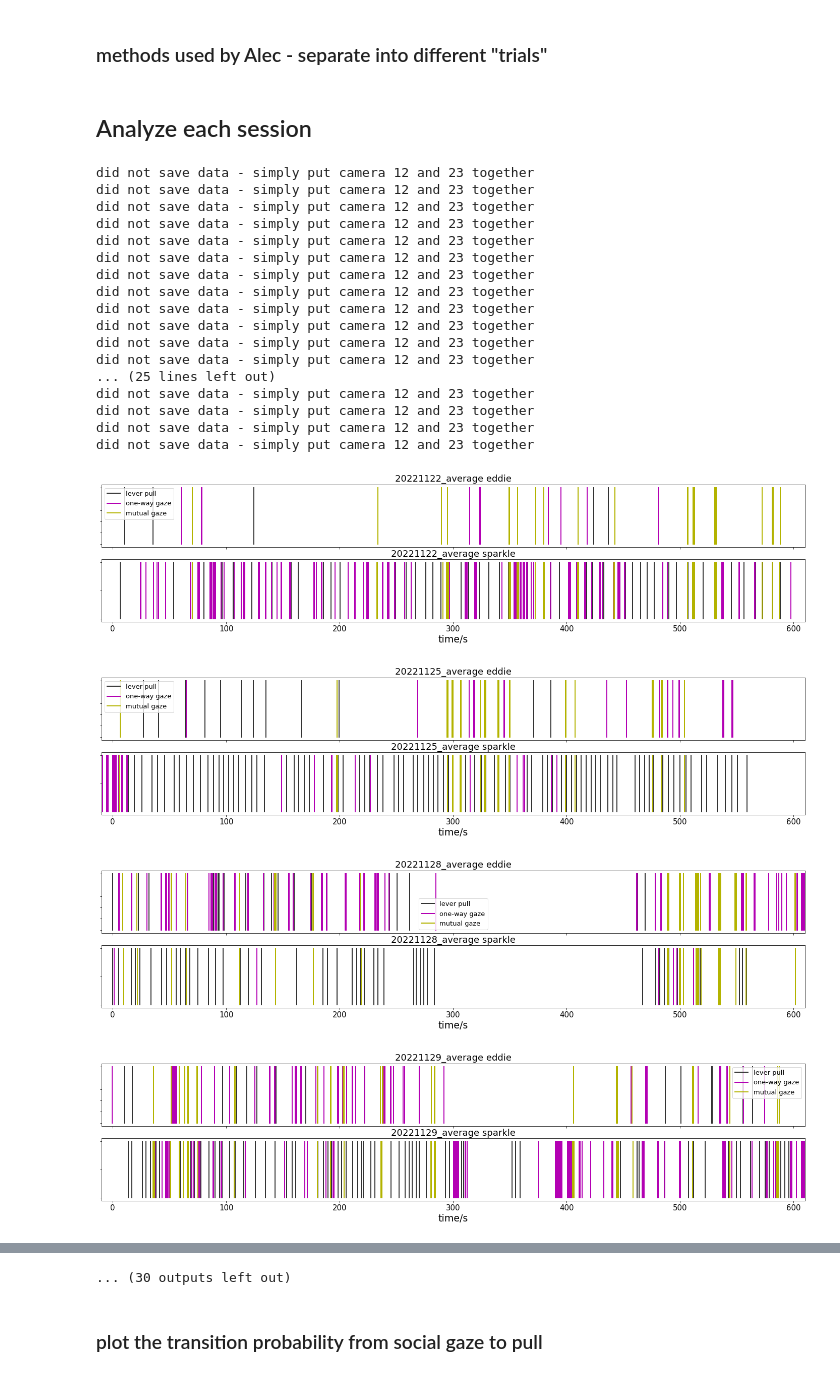
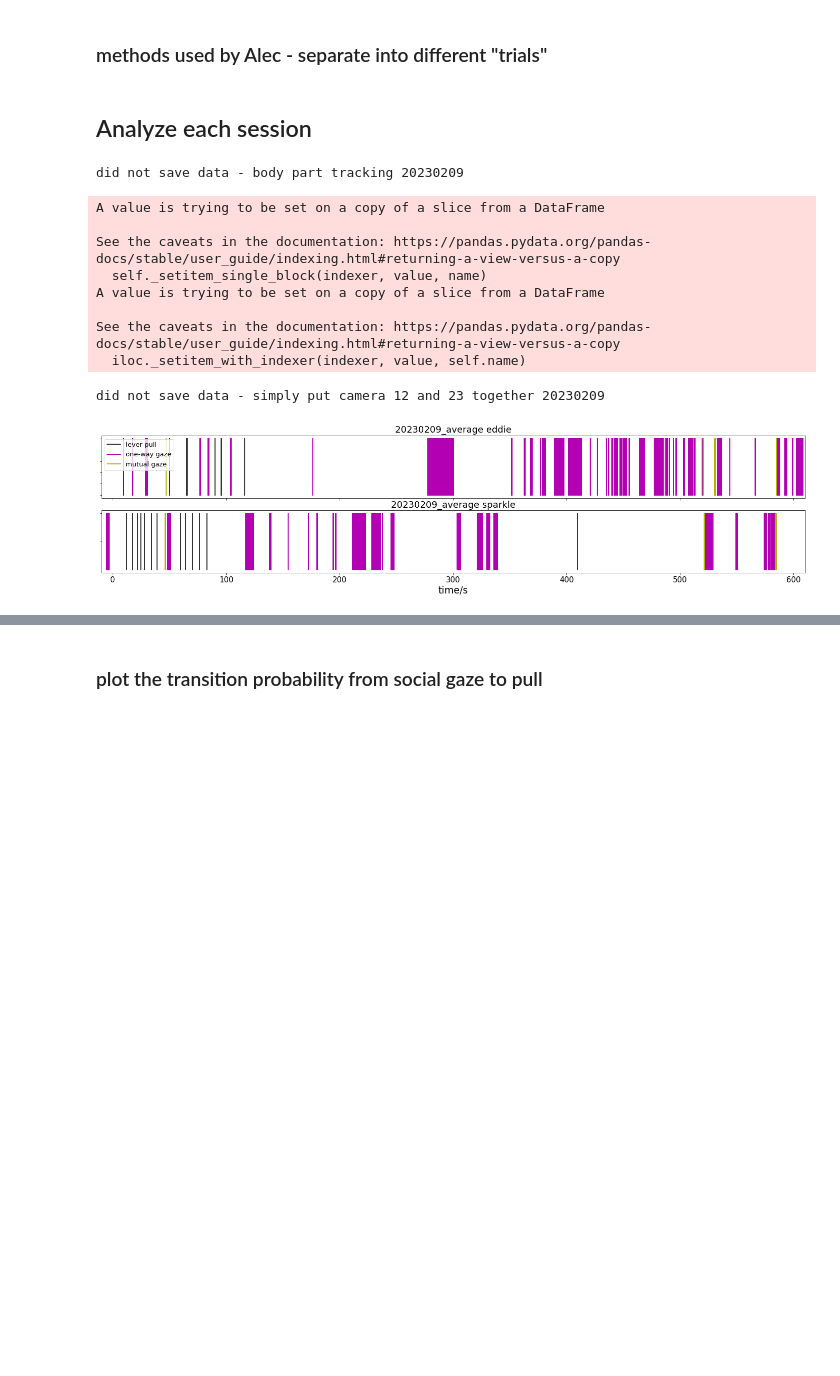
Before and after one commit to wilburshi/following_up_analysis, a Jupyter notebook: 3d_recontruction_analysis_self_and_coop_task/DBN_and_bhv_3d_ana_allsession_self_and_coop_task.ipynb, the cells around one changed output, grey strips where cells are left out. Drawn from its saved outputs; the diff is of its cells as text; code cells hidden in the pictures; blank space fills up the shorter version.

Commit message:
rebuild the code for 3d tracking analysis

```diff
--- a/3d_recontruction_analysis_self_and_coop_task/DBN_and_bhv_3d_ana_allsession_self_and_coop_task.ipynb
+++ b/3d_recontruction_analysis_self_and_coop_task/DBN_and_bhv_3d_ana_allsession_self_and_coop_task.ipynb
@@ -63,8 +63,9 @@ from ana_functions.train_DBN_alec import train_DBN_alec_eachtrial
 # gaze angle threshold
 # angle_thres = np.pi/36 # 5 degree
 # angle_thres = np.pi/18 # 10 degree
-angle_thres = np.pi/4 # 45 degree
-angle_thres_name = '45'
+# angle_thres = np.pi/4 # 45 degree
+angle_thres = np.pi/6 # 30 degree
+angle_thres_name = '30'
 
 merge_campairs = ['_average'] # "": merge the two pairs (at the level of frames);
                               # "_pair12(23)": use camera pair 1 and 2 (2 and 3)
@@ -107,7 +108,7 @@ if 0:
                   "20230303","20230307","20230314","20230315","20230316","20230317"
                ]
 #
-# dates_list = ["20230209"]
+dates_list = ["20230209"]
 
 ndates = np.shape(dates_list)[0]
 
@@ -158,7 +159,7 @@ if 0:
                             34.00, 25.50, 25.50, 31.50, 28.00, 30.50
                           ] # in second
 #
-# session_start_times = [0.00] # in second
+session_start_times = [8.50] # in second
 session_start_frames = session_start_times * fps # fps is 30Hz
 
 
@@ -227,8 +228,8 @@ except:
         session_start_time = session_start_times[idate]
 
         # folder path
-        camera12_analyzed_path = "/ysm-gpfs/pi/jadi/VideoTracker_SocialInter/test_video_cooperative_task_3d/"+date_tgt+"_"+animal1_filename+"_"+animal2_filename+"_camera12/"
-        camera23_analyzed_path = "/ysm-gpfs/pi/jadi/VideoTracker_SocialInter/test_video_cooperative_task_3d/"+date_tgt+"_"+animal1_filename+"_"+animal2_filename+"_camera23/"
+        camera12_analyzed_path = "/gpfs/gibbs/pi/jadi/VideoTracker_SocialInter/test_video_cooperative_task_3d/"+date_tgt+"_"+animal1_filename+"_"+animal2_filename+"_camera12/"
+        camera23_analyzed_path = "/gpfs/gibbs/pi/jadi/VideoTracker_SocialInter/test_video_cooperative_task_3d/"+date_tgt+"_"+animal1_filename+"_"+animal2_filename+"_camera23/"
 
 
         for imergepair in np.arange(0,np.shape(merge_campairs)[0],1):
@@ -237,6 +238,7 @@ except:
 
             # load camera tracking results
             try:
+                dummy
                 if reanalyze_video:
                     print("re-analyze the data ",date_tgt)
                     dummy
@@ -259,6 +261,9 @@ except:
                 body_part_locs_camera23 = body_part_locs_eachpair(camera23_h5_data)
                 with open(camera23_analyzed_path + 'body_part_locs_camera23.pkl', 'wb') as f:
                     pickle.dump(body_part_locs_camera23, f)
+
+
+            min_length = min_length = np.min([list(body_part_locs_camera23.values())[0].shape[0],list(body_part_locs_camera12.values())[0].shape[0]])
 
             # load behavioral results
             try:
@@ -367,7 +372,7 @@ except:
                         body_part_locs_merge = body_part_locs_camera23
 
                     # get social gaze information
-                    eye_direction_merge, eye_contact_or_not_merge, look_at_face_or_not_merge = find_socialgaze_timepoint(body_part_locs_camera23, body_part_locs_camera12, body_part_locs_merge, angle_thres)
+                    eye_direction_merge, eye_contact_or_not_merge, look_at_face_or_not_merge = find_socialgaze_timepoint(body_part_locs_merge,min_length,angle_thres)
                     # change the unit to second
                     session_start_time = session_start_times[idate]
                     eye_direction_merge['time_in_second'] = np.arange(0,np.shape(eye_direction_merge['dodson'])[0],1)/fps - session_start_time
@@ -375,7 +380,7 @@ except:
                     look_at_face_or_not_merge['time_in_second'] = np.arange(0,np.shape(look_at_face_or_not_merge['dodson'])[0],1)/fps - session_start_time
 
                     # find time point of behavioral events
-                    time_point_pull1, time_point_pull2, oneway_gaze1, oneway_gaze2, mutual_gaze1, mutual_gaze2 = bhv_events_timepoint(bhv_data,animal1,animal2, eye_direction_merge, eye_contact_or_not_merge, look_at_face_or_not_merge)
+                    time_point_pull1, time_point_pull2, oneway_gaze1, oneway_gaze2, mutual_gaze1, mutual_gaze2 = bhv_events_timepoint(bhv_data,animal1,animal2,eye_direction_merge, eye_contact_or_not_merge, look_at_face_or_not_merge)
                     # save data
                     with open(camera23_analyzed_path + 'time_point_pull1'+merge_campair+'_gazeAngle'+angle_thres_name+'.pkl', 'wb') as f:
                         pickle.dump(time_point_pull1, f)
@@ -396,7 +401,7 @@ except:
                     #
                     body_part_locs_merge = body_part_locs_camera12
                     # get social gaze information
-                    eye_direction_merge, eye_contact_or_not_merge, look_at_face_or_not_merge = find_socialgaze_timepoint(body_part_locs_camera23, body_part_locs_camera12, body_part_locs_merge, angle_thres)
+                    eye_direction_merge, eye_contact_or_not_merge, look_at_face_or_not_merge = find_socialgaze_timepoint(body_part_locs_merge,min_length,angle_thres)
                     # change the unit to second
                     session_start_time = session_start_times[idate]
                     eye_direction_merge['time_in_second'] = np.arange(0,np.shape(eye_direction_merge['dodson'])[0],1)/fps - session_start_time
@@ -410,7 +415,7 @@ except:
                     #
                     body_part_locs_merge = body_part_locs_camera23
                     # get social gaze information
-                    eye_direction_merge, eye_contact_or_not_merge, look_at_face_or_not_merge = find_socialgaze_timepoint(body_part_locs_camera23, body_part_locs_camera12, body_part_locs_merge, angle_thres)
+                    eye_direction_merge, eye_contact_or_not_merge, look_at_face_or_not_merge = find_socialgaze_timepoint(body_part_locs_merge,min_length,angle_thres)
                     # change the unit to second
                     session_start_time = session_start_times[idate]
                     eye_direction_merge['time_in_second'] = np.arange(0,np.shape(eye_direction_merge['dodson'])[0],1)/fps - session_start_time
@@ -486,9 +491,9 @@ except:
                 if not os.path.exists(add_date_dir):
                     os.makedirs(add_date_dir)
                 if merge_campair == '':
-                    plt.savefig("bhv_events_comparison_"+animal1_fixedorder[0]+animal2_fixedorder[0]+"/"+date_tgt+'/'+date_tgt+"_merged.pdf")
+                    plt.savefig("bhv_events_comparison_"+animal1_fixedorder[0]+animal2_fixedorder[0]+"/"+date_tgt+'/'+date_tgt+"_merged_fixSwap.pdf")
                 else:
-                    plt.savefig("bhv_events_comparison_"+animal1_fixedorder[0]+animal2_fixedorder[0]+"/"+date_tgt+'/'+date_tgt+merge_campair+".pdf")
+                    plt.savefig("bhv_events_comparison_"+animal1_fixedorder[0]+animal2_fixedorder[0]+"/"+date_tgt+'/'+date_tgt+merge_campair+"_fixSwap.pdf")
 
             #
             owgaze1_num_all_dates[idate] = np.shape(oneway_gaze1)[0]
@@ -559,51 +564,41 @@ except:
             pickle.dump(DAGs_all_dates, f)
         with open('data_saved_original/DAGs_thres_dates_'+animal1_fixedorder[0]+animal2_fixedorder[0]+'.pkl', 'wb') as f:
             pickle.dump(DAGs_thres_dates, f)
         with open('data_saved_original/ntempres_dates_'+animal1_fixedorder[0]+animal2_fixedorder[0]+'.pkl', 'wb') as f:
             pickle.dump(ntempres_dates, f)
 
         with open('data_saved_original/owgaze1_num_all_dates_'+animal1_fixedorder[0]+animal2_fixedorder[0]+'.pkl', 'wb') as f:
             pickle.dump(owgaze1_num_all_dates, f)
         with open('data_saved_original/owgaze2_num_all_dates_'+animal1_fixedorder[0]+animal2_fixedorder[0]+'.pkl', 'wb') as f:
             pickle.dump(owgaze2_num_all_dates, f)
         with open('data_saved_original/mtgaze1_num_all_dates_'+animal1_fixedorder[0]+animal2_fixedorder[0]+'.pkl', 'wb') as f:
             pickle.dump(mtgaze1_num_all_dates, f)
         with open('data_saved_original/mtgaze2_num_all_dates_'+animal1_fixedorder[0]+animal2_fixedorder[0]+'.pkl', 'wb') as f:
             pickle.dump(mtgaze2_num_all_dates, f)
         with open('data_saved_original/pull1_num_all_dates_'+animal1_fixedorder[0]+animal2_fixedorder[0]+'.pkl', 'wb') as f:
             pickle.dump(pull1_num_all_dates, f)
         with open('data_saved_original/pull2_num_all_dates_'+animal1_fixedorder[0]+animal2_fixedorder[0]+'.pkl', 'wb') as f:
             pickle.dump(pull2_num_all_dates, f)
 
         with open('data_saved_original/tasktypes_all_dates_'+animal1_fixedorder[0]+animal2_fixedorder[0]+'.pkl', 'wb') as f:
             pickle.dump(tasktypes_all_dates, f)
         with open('data_saved_original/coopthres_all_dates_'+animal1_fixedorder[0]+animal2_fixedorder[0]+'.pkl', 'wb') as f:
             pickle.dump(coopthres_all_dates, f)
         with open('data_saved_original/succ_rate_all_dates_'+animal1_fixedorder[0]+animal2_fixedorder[0]+'.pkl', 'wb') as f:
             pickle.dump(succ_rate_all_dates, f)
         with open('data_saved_original/interpullintv_all_dates_'+animal1_fixedorder[0]+animal2_fixedorder[0]+'.pkl', 'wb') as f:
             pickle.dump(interpullintv_all_dates, f)
         with open('data_saved_original/trialnum_all_dates_'+animal1_fixedorder[0]+animal2_fixedorder[0]+'.pkl', 'wb') as f:
             pickle.dump(trialnum_all_dates, f)
 # %% [output]
-did not save data - simply put camera 12 and 23 together
-did not save data - simply put camera 12 and 23 together
-did not save data - simply put camera 12 and 23 together
-did not save data - simply put camera 12 and 23 together
-did not save data - simply put camera 12 and 23 together
-did not save data - simply put camera 12 and 23 together
-did not save data - simply put camera 12 and 23 together
-did not save data - simply put camera 12 and 23 together
-did not save data - simply put camera 12 and 23 together
-did not save data - simply put camera 12 and 23 together
-did not save data - simply put camera 12 and 23 together
-did not save data - simply put camera 12 and 23 together
-... (25 lines left out)
-did not save data - simply put camera 12 and 23 together
-did not save data - simply put camera 12 and 23 together
-did not save data - simply put camera 12 and 23 together
-did not save data - simply put camera 12 and 23 together
+did not save data - body part tracking 20230209
+A value is trying to be set on a copy of a slice from a DataFrame
+
+See the caveats in the documentation: https://pandas.pydata.org/pandas-docs/stable/user_guide/indexing.html#returning-a-view-versus-a-copy
+  self._setitem_single_block(indexer, value, name)
+A value is trying to be set on a copy of a slice from a DataFrame
+
+See the caveats in the documentation: https://pandas.pydata.org/pandas-docs/stable/user_guide/indexing.html#returning-a-view-versus-a-copy
+  iloc._setitem_with_indexer(indexer, value, self.name)
+did not save data - simply put camera 12 and 23 together 20230209
-[figure, old version]
+[figure, new version]
-[figure, removed]
-[figure, removed]
-[figure, removed]
@@ -617 +604,0 @@ did not save data - simply put camera 12 and 23 together
-... (30 outputs left out)
```
Also changed, not shown: parts of 3 cells of this notebook, 4 other files.
